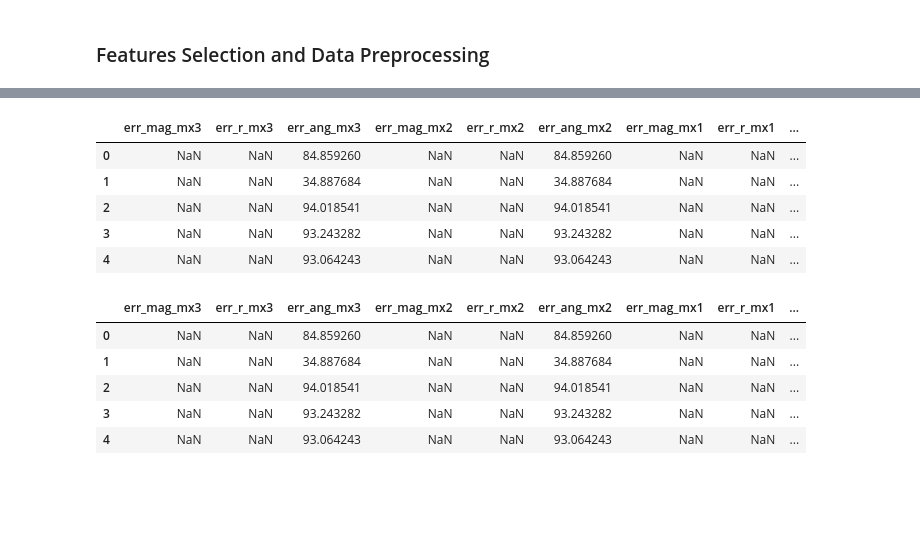
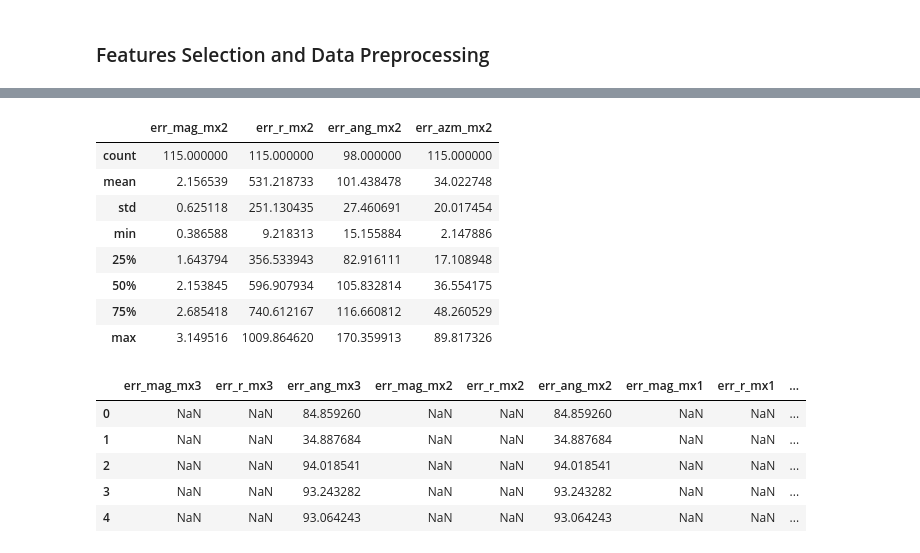
Before and after one commit to MuhammadVT/ECE5554_final_project, a Jupyter notebook: build_regression_models.ipynb, the cells around one changed output, grey strips where cells are left out. Cells and saved outputs as stored; diff of their text form; code cells hidden in the pictures; blank space fills up the shorter version.

```diff
--- a/build_regression_models.ipynb
+++ b/build_regression_models.ipynb
@@ -57,12 +43,22 @@ See the caveats in the documentation: http://pandas.pydata.org/pandas-docs/stabl
-# %%
-df.head()
-# %% [output]
-|  | err_mag_mx3 | err_r_mx3 | err_ang_mx3 | err_mag_mx2 | err_r_mx2 | err_ang_mx2 | err_mag_mx1 | err_r_mx1 | ... |
-| 0 | NaN | NaN | 84.859260 | NaN | NaN | 84.859260 | NaN | NaN | ... |
-| 1 | NaN | NaN | 34.887684 | NaN | NaN | 34.887684 | NaN | NaN | ... |
-| 2 | NaN | NaN | 94.018541 | NaN | NaN | 94.018541 | NaN | NaN | ... |
-| 3 | NaN | NaN | 93.243282 | NaN | NaN | 93.243282 | NaN | NaN | ... |
-| 4 | NaN | NaN | 93.064243 | NaN | NaN | 93.064243 | NaN | NaN | ... |
+# %%
+l = "2"
+regex_txt = "err_.*" + camera + l
+dfn = df.filter(regex=regex_txt)
+#dfn.dropna(inplace=True)
+cols = ["err_mag_" + camera + l, "err_ang_"+ camera + l, "err_azm_"+ camera + l]
+df_tmp = dfn.loc[:, cols]
+# %%
+dfn.describe()
+# %% [output]
+|  | err_mag_mx2 | err_r_mx2 | err_ang_mx2 | err_azm_mx2 |
+| count | 115.000000 | 115.000000 | 98.000000 | 115.000000 |
+| mean | 2.156539 | 531.218733 | 101.438478 | 34.022748 |
+| std | 0.625118 | 251.130435 | 27.460691 | 20.017454 |
+| min | 0.386588 | 9.218313 | 15.155884 | 2.147886 |
+| 25% | 1.643794 | 356.533943 | 82.916111 | 17.108948 |
+| 50% | 2.153845 | 596.907934 | 105.832814 | 36.554175 |
+| 75% | 2.685418 | 740.612167 | 116.660812 | 48.260529 |
+| max | 3.149516 | 1009.864620 | 170.359913 | 89.817326 |
 # %%
 df.head()
 # %% [output]
```
Also changed, not shown: parts of 6 cells of this notebook, 2 other files.
